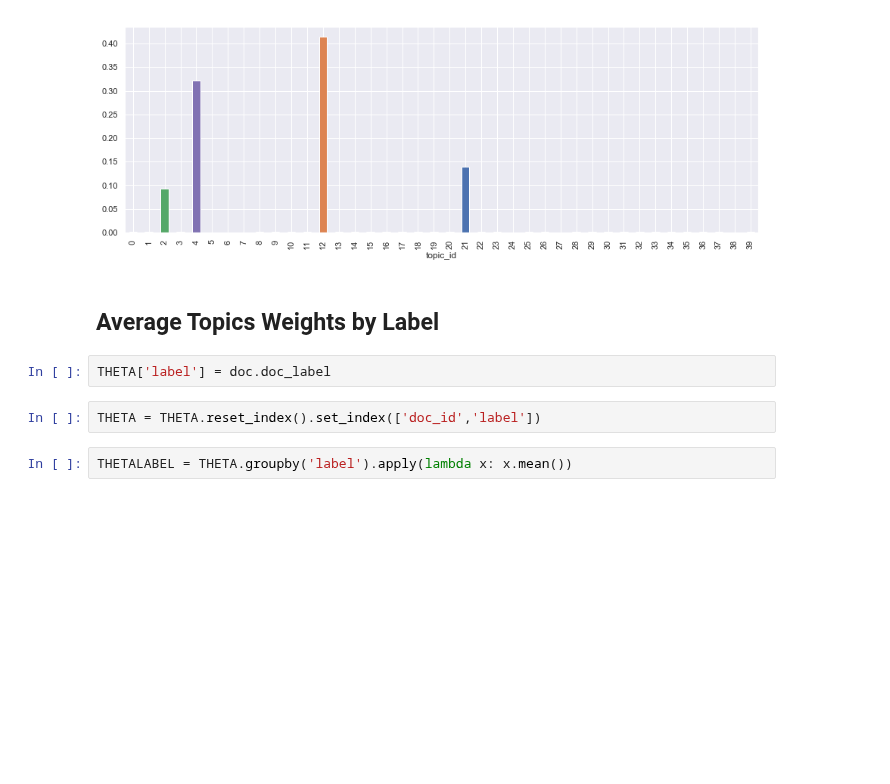
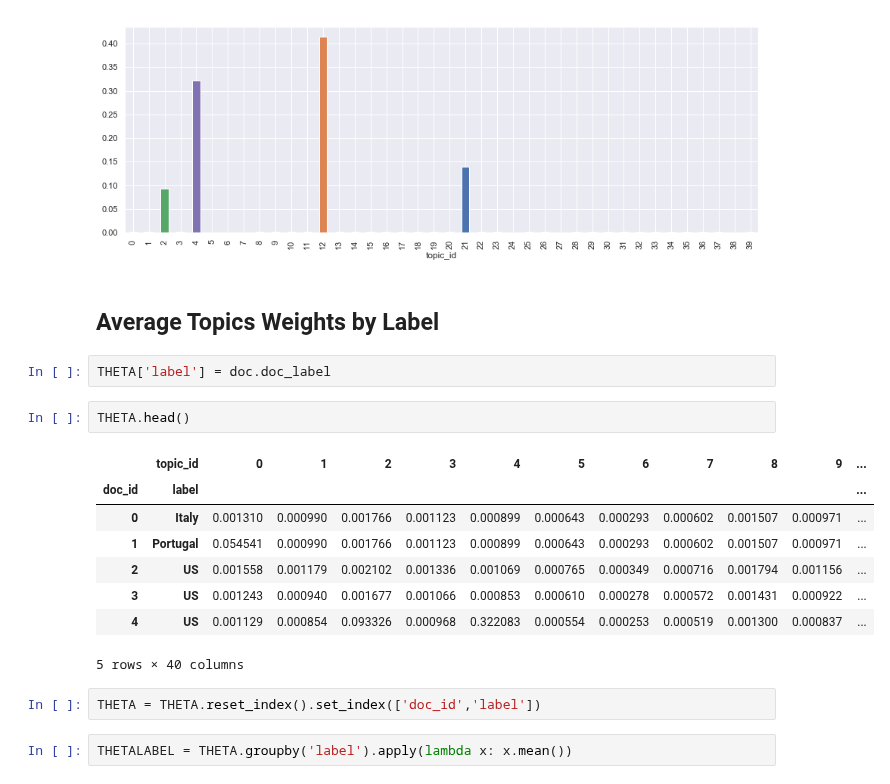
Before and after one commit to UVA-DSI/DS5559, a Jupyter notebook: labs/2019-03-28_Lab09/DS5559_MALLET_Data.ipynb, the cells around one changed output. Saved outputs shown, nothing was run; the diff lists cells and outputs as text; blank space fills up the shorter version.

```diff
--- a/labs/2019-03-28_Lab09/DS5559_MALLET_Data.ipynb
+++ b/labs/2019-03-28_Lab09/DS5559_MALLET_Data.ipynb
@@ -375,6 +375,17 @@ THETA.loc[4].plot(kind='bar', figsize=(15,5))
 ## Average Topics Weights by Label
 # %%
 THETA['label'] = doc.doc_label
+# %%
+THETA.head()
+# %% [output]
+|  | topic_id | 0 | 1 | 2 | 3 | 4 | 5 | 6 | 7 | 8 | 9 | ... |
+| doc_id | label |  |  |  |  |  |  |  |  |  |  | ... |
+| 0 | Italy | 0.001310 | 0.000990 | 0.001766 | 0.001123 | 0.000899 | 0.000643 | 0.000293 | 0.000602 | 0.001507 | 0.000971 | ... |
+| 1 | Portugal | 0.054541 | 0.000990 | 0.001766 | 0.001123 | 0.000899 | 0.000643 | 0.000293 | 0.000602 | 0.001507 | 0.000971 | ... |
+| 2 | US | 0.001558 | 0.001179 | 0.002102 | 0.001336 | 0.001069 | 0.000765 | 0.000349 | 0.000716 | 0.001794 | 0.001156 | ... |
+| 3 | US | 0.001243 | 0.000940 | 0.001677 | 0.001066 | 0.000853 | 0.000610 | 0.000278 | 0.000572 | 0.001431 | 0.000922 | ... |
+| 4 | US | 0.001129 | 0.000854 | 0.093326 | 0.000968 | 0.322083 | 0.000554 | 0.000253 | 0.000519 | 0.001300 | 0.000837 | ... |
+5 rows × 40 columns
 # %%
 THETA = THETA.reset_index().set_index(['doc_id','label'])
 # %%
```
Also changed, not shown: parts of 2 cells of this notebook, 12 other files.
